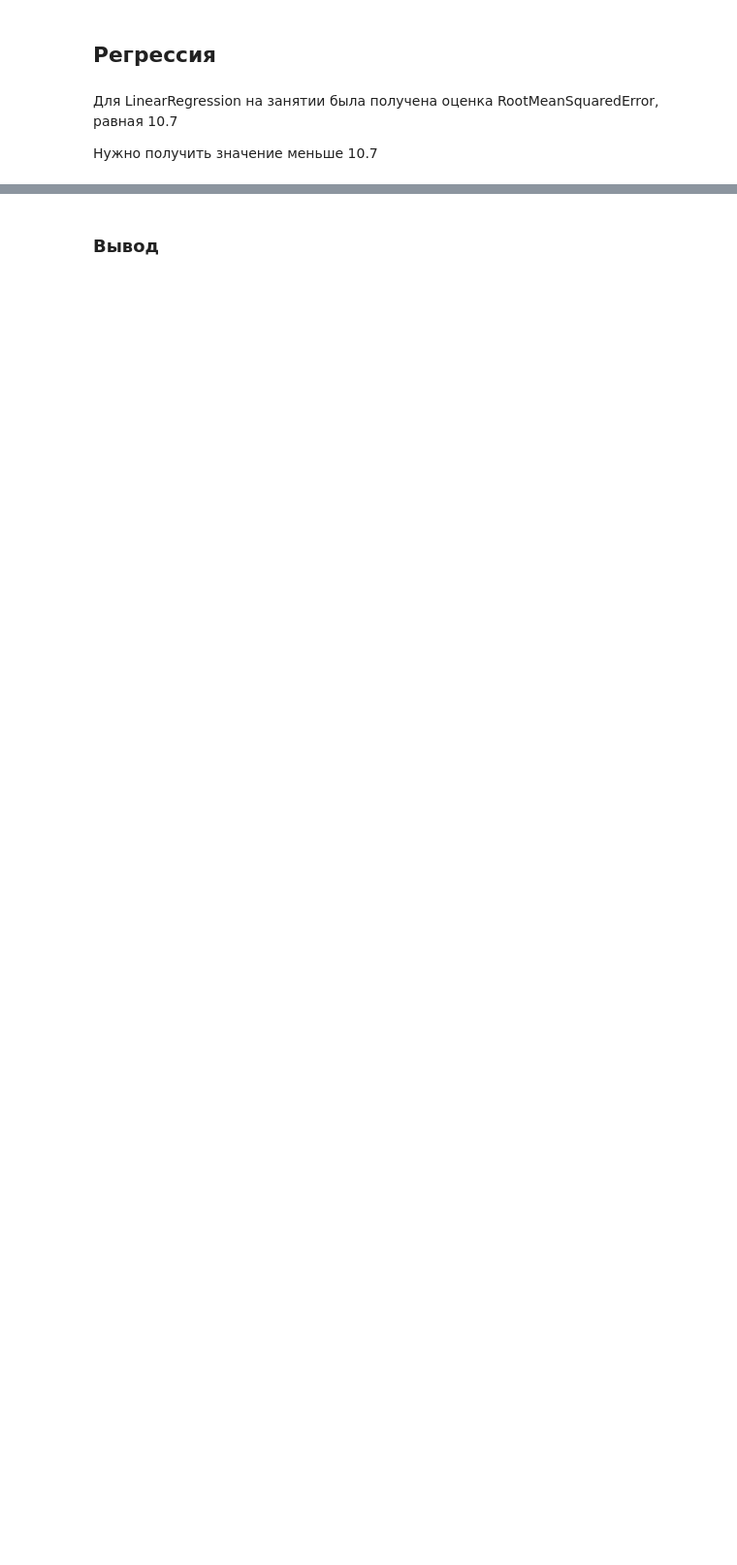
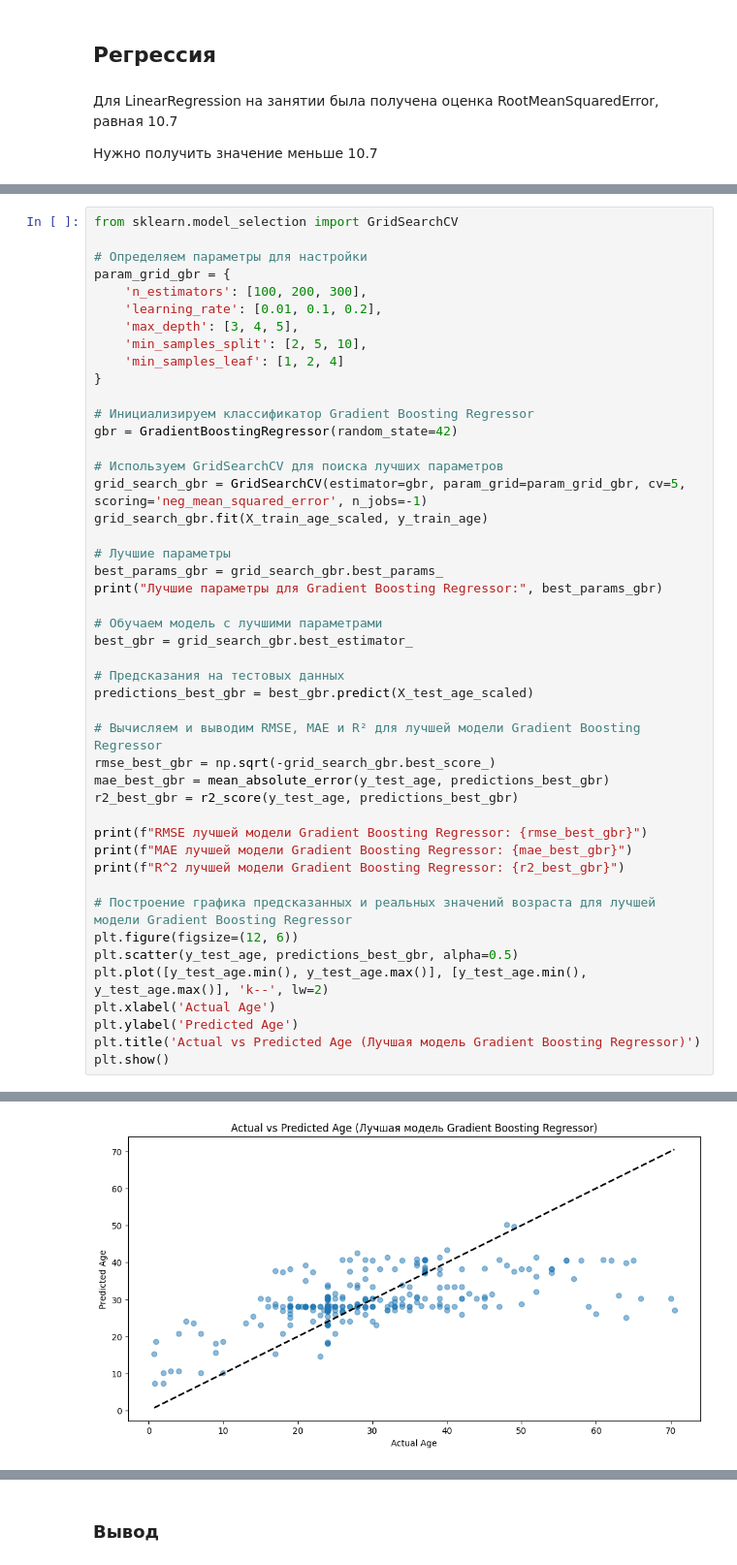
Before and after one commit to ChepelevAlexandr/spbu-python-course, a Jupyter notebook: project/Titanic_Dataset_Analysis.ipynb, the cells around one changed output, grey strips where cells are left out. Shown at 97% size. Saved outputs shown, nothing was run; the diff lists cells and outputs as text; blank space fills up the shorter version.

```diff
--- a/project/Titanic_Dataset_Analysis.ipynb
+++ b/project/Titanic_Dataset_Analysis.ipynb
@@ -381,0 +513,47 @@ RMSE после исключения аномальных значений : 10.
+# %%
+from sklearn.model_selection import GridSearchCV
+
+# Определяем параметры для настройки
+param_grid_gbr = {
+    'n_estimators': [100, 200, 300],
+    'learning_rate': [0.01, 0.1, 0.2],
+    'max_depth': [3, 4, 5],
+    'min_samples_split': [2, 5, 10],
+    'min_samples_leaf': [1, 2, 4]
+}
+
+# Инициализируем классификатор Gradient Boosting Regressor
+gbr = GradientBoostingRegressor(random_state=42)
+
+# Используем GridSearchCV для поиска лучших параметров
+grid_search_gbr = GridSearchCV(estimator=gbr, param_grid=param_grid_gbr, cv=5, scoring='neg_mean_squared_error', n_jobs=-1)
+grid_search_gbr.fit(X_train_age_scaled, y_train_age)
+
+# Лучшие параметры
+best_params_gbr = grid_search_gbr.best_params_
+print("Лучшие параметры для Gradient Boosting Regressor:", best_params_gbr)
+
+# Обучаем модель с лучшими параметрами
+best_gbr = grid_search_gbr.best_estimator_
+
+# Предсказания на тестовых данных
+predictions_best_gbr = best_gbr.predict(X_test_age_scaled)
+
+# Вычисляем и выводим RMSE, MAE и R² для лучшей модели Gradient Boosting Regressor
+rmse_best_gbr = np.sqrt(-grid_search_gbr.best_score_)
+mae_best_gbr = mean_absolute_error(y_test_age, predictions_best_gbr)
+r2_best_gbr = r2_score(y_test_age, predictions_best_gbr)
+
+print(f"RMSE лучшей модели Gradient Boosting Regressor: {rmse_best_gbr}")
+print(f"MAE лучшей модели Gradient Boosting Regressor: {mae_best_gbr}")
+print(f"R^2 лучшей модели Gradient Boosting Regressor: {r2_best_gbr}")
+
+# Построение графика предсказанных и реальных значений возраста для лучшей модели Gradient Boosting Regressor
+plt.figure(figsize=(12, 6))
+plt.scatter(y_test_age, predictions_best_gbr, alpha=0.5)
+plt.plot([y_test_age.min(), y_test_age.max()], [y_test_age.min(), y_test_age.max()], 'k--', lw=2)
+plt.xlabel('Actual Age')
+plt.ylabel('Predicted Age')
+plt.title('Actual vs Predicted Age (Лучшая модель Gradient Boosting Regressor)')
+plt.show()
+# %% [output]
@@ -381,0 +564 @@ RMSE после исключения аномальных значений : 10.
+[figure, added]
```
Also changed, not shown: parts of 27 cells of this notebook.
